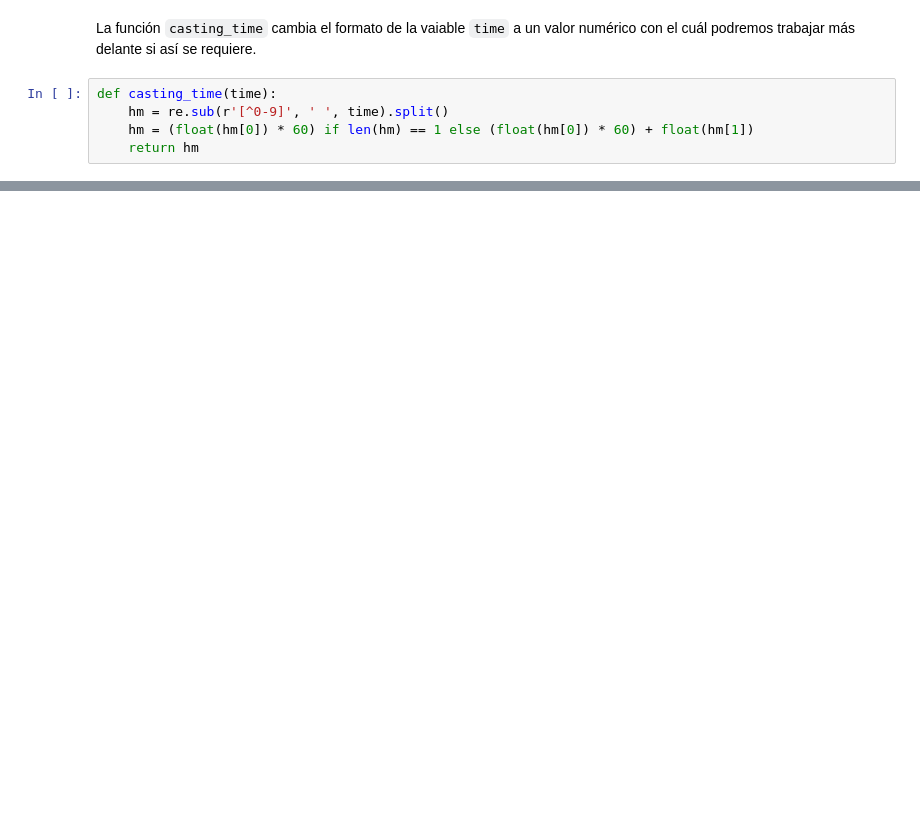
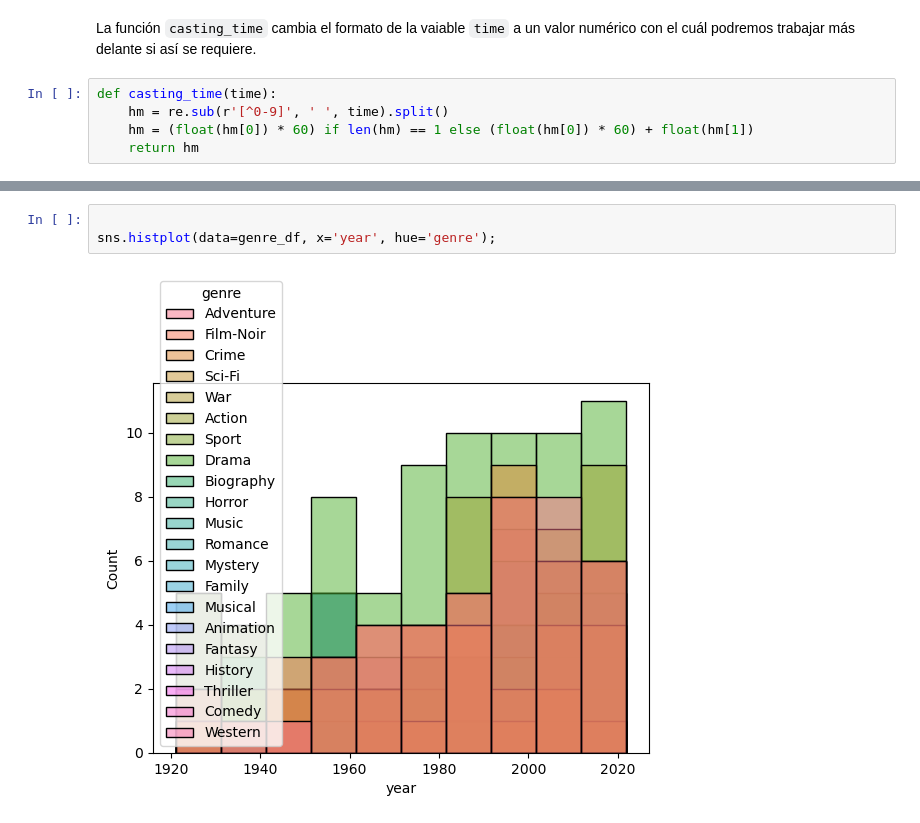
Before and after one commit to pahoalapizco/matplotlib-seaborn-introduction, a Jupyter notebook: practice/practice.ipynb, the cells around one changed output, grey strips where cells are left out. Drawn from its saved outputs; the diff is of its cells as text; blank space fills up the shorter version.

```diff
--- a/practice/practice.ipynb
+++ b/practice/practice.ipynb
@@ -147,0 +115,5 @@ genre_df
+# %%
+
+sns.histplot(data=genre_df, x='year', hue='genre');
+# %% [output]
+[figure, added]
```
Also changed, not shown: parts of 5 cells of this notebook.
